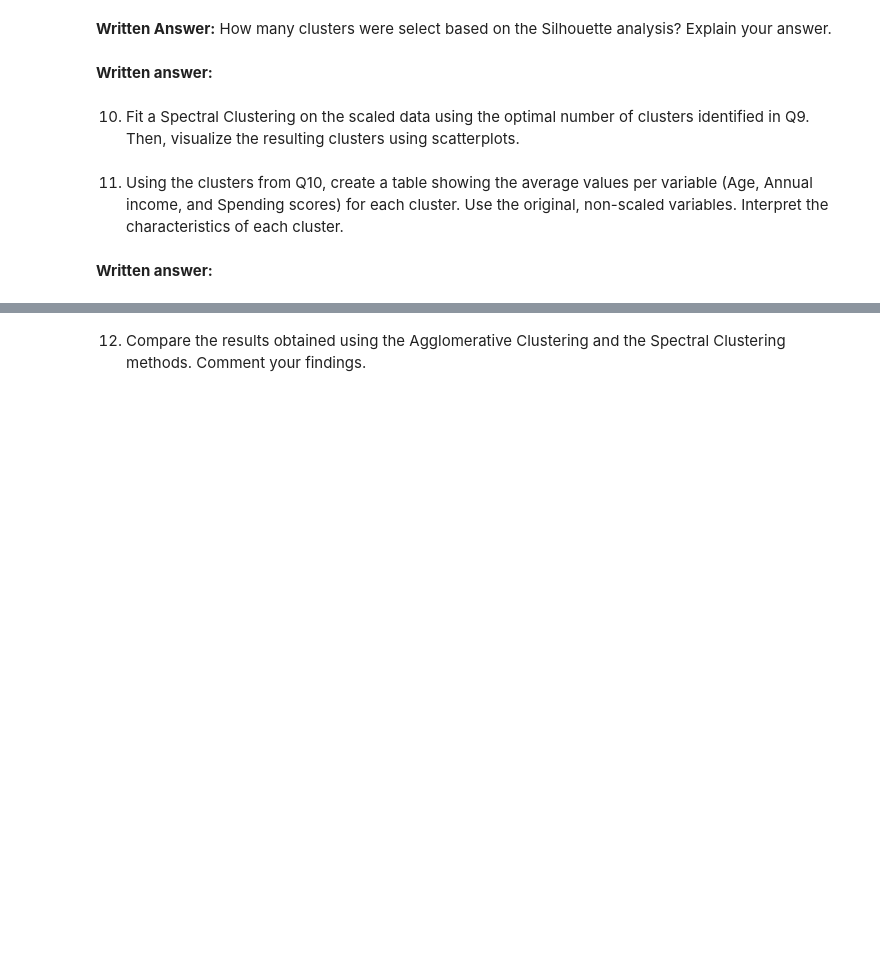
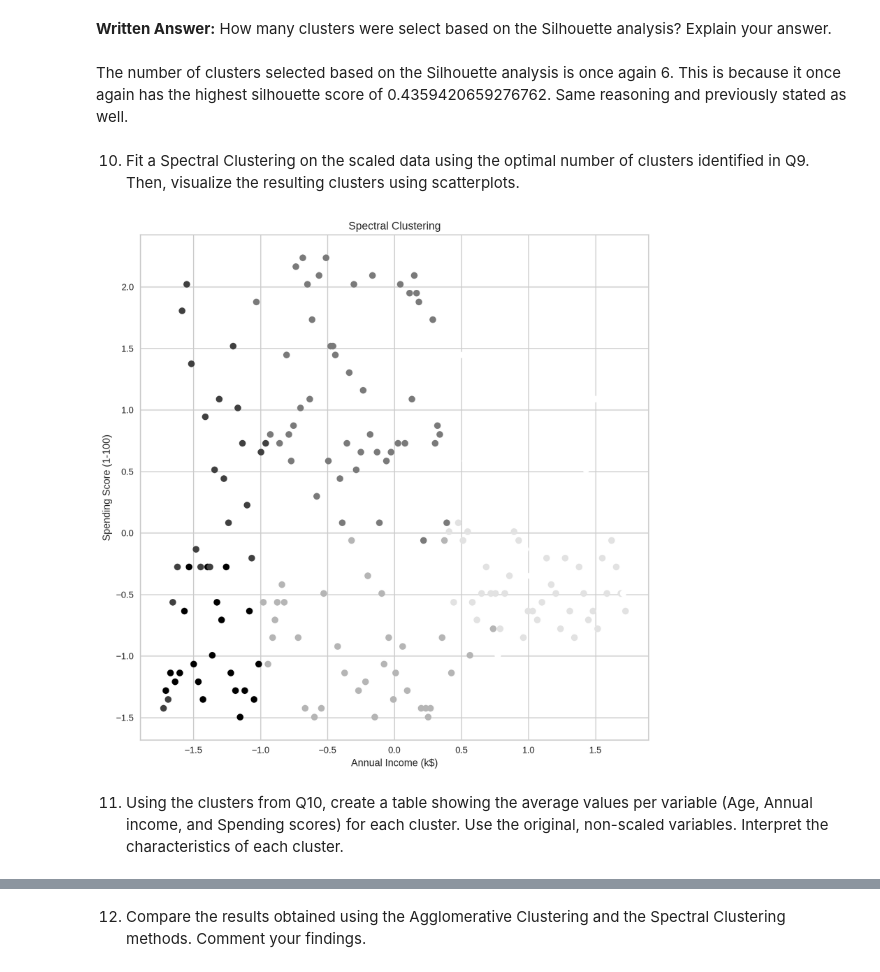
Before and after one commit to emilyberlinghoff/DS3000, a Jupyter notebook: Homework 8 - Clustering/251287809_H08.ipynb, the cells around one changed output, grey strips where cells are left out. Drawn from its saved outputs; the diff is of its cells as text; code cells hidden in the pictures; blank space fills up the shorter version.

```diff
--- a/Homework 8 - Clustering/251287809_H08.ipynb
+++ b/Homework 8 - Clustering/251287809_H08.ipynb
@@ -338,6 +396,6 @@ For each number of clusters:
 # %% [markdown]
 **Written Answer:** How many clusters were select based on the Silhouette analysis? Explain your answer.
-# %% [markdown]
-**Written answer:**
+# %% [markdown]
+The number of clusters selected based on the Silhouette analysis is once again 6. This is because it once again has the highest silhouette score of 0.4359420659276762. Same reasoning and previously stated as well.
 # %% [markdown]
 10. Fit a Spectral Clustering on the scaled data using the optimal number of clusters identified in Q9. Then, visualize the resulting clusters using scatterplots.
@@ -346,2 +402,17 @@ For each number of clusters:
+# %%
+# Fit a Spectral CLustering on the scaled data using the optimal number of clusters in Q9
+clusterer = SpectralClustering(n_clusters=6, affinity=affinity, n_jobs=n_jobs, n_neighbors=n_neighbors, random_state=random_state)
+cluster_labels = clusterer.fit_predict(data_scaled)
+
+# Visualize the resulting clusters using scatterplots
+fig = plt.figure(figsize=(10, 10))
+ax = fig.add_subplot(111)
+ax.scatter(data_scaled[:, 0], data_scaled[:, 1], c=cluster_labels)
+ax.set_xlabel('Annual Income (k$)')
+ax.set_ylabel('Spending Score (1-100)')
+ax.set_title('Spectral Clustering')
+plt.show()
+# %% [output]
+[figure, added]
 # %% [markdown]
 11. Using the clusters from Q10, create a table showing the average values per variable (Age, Annual income, and Spending scores) for each cluster. Use the original, non-scaled variables. Interpret the characteristics of each cluster.
@@ -350,2 +418,0 @@ For each number of clusters:
-# %% [markdown]
-**Written answer:**
```
Also changed, not shown: parts of 8 cells of this notebook.
